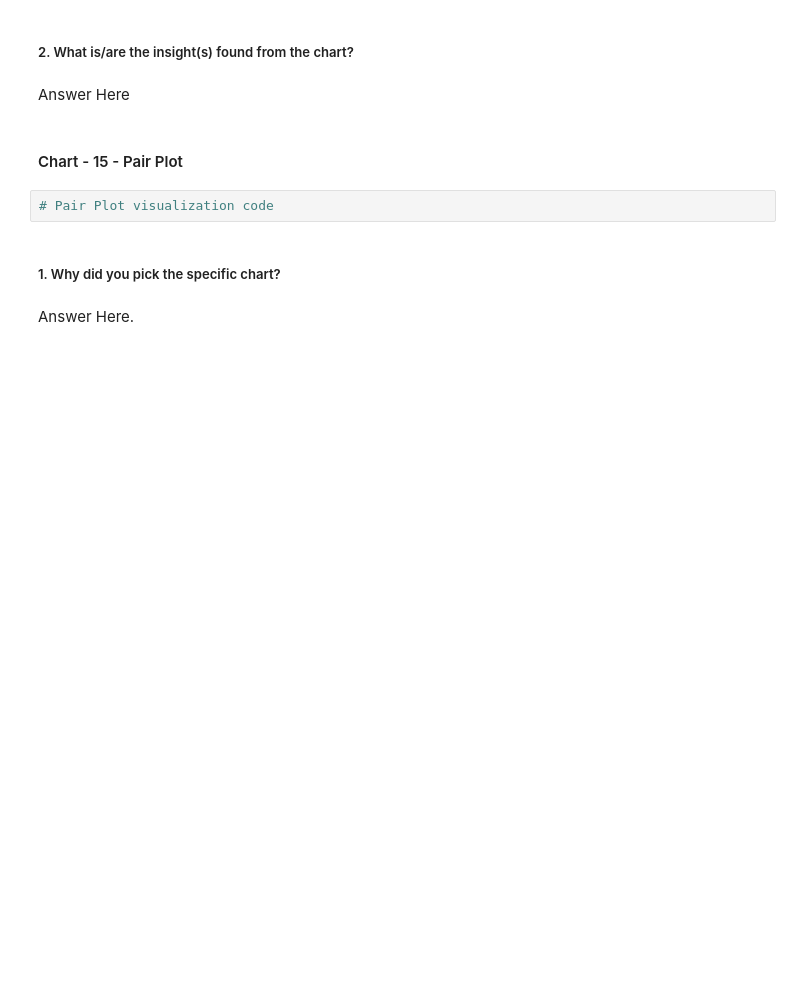
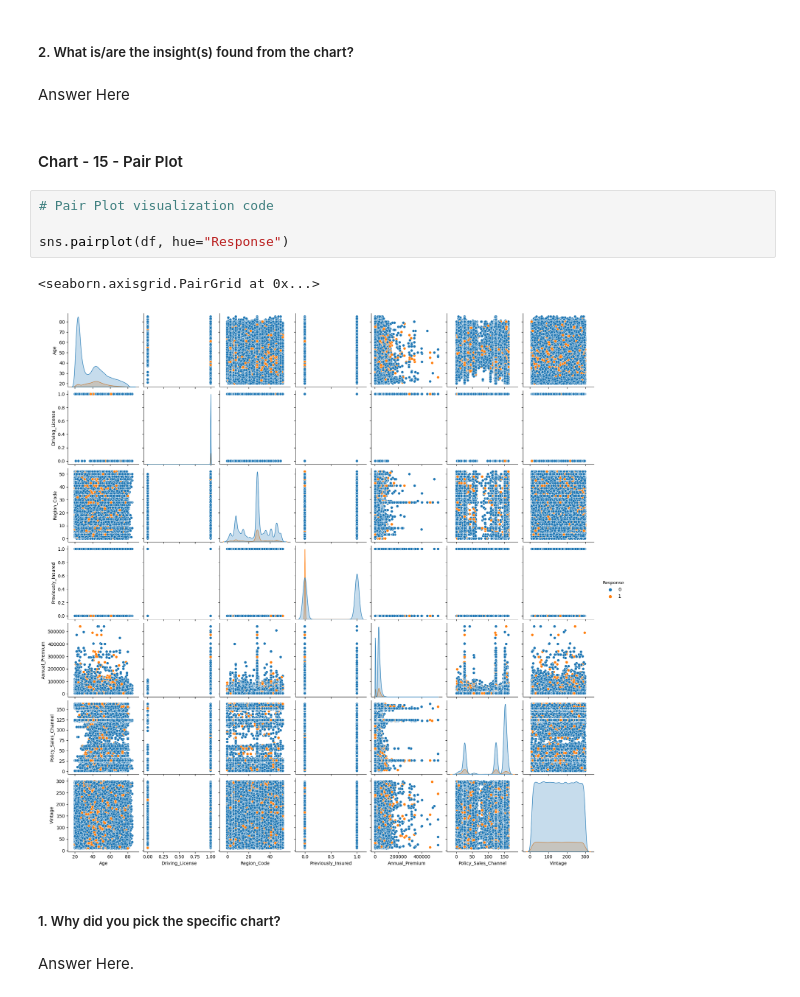
Before and after one commit to priyaregit/Classification-ML_Insurance-Cross-Sell-Prediction, a Jupyter notebook: Health_Insurance_Cross_Sell_Prediction_Classification.ipynb, the cells around one changed output. Saved outputs shown, nothing was run; the diff lists cells and outputs as text; blank space fills up the shorter version.

```diff
--- a/Health_Insurance_Cross_Sell_Prediction_Classification.ipynb
+++ b/Health_Insurance_Cross_Sell_Prediction_Classification.ipynb
@@ -801,6 +811,11 @@ Answer Here
 #### Chart - 15 - Pair Plot
 # %%
 # Pair Plot visualization code
+
+sns.pairplot(df, hue="Response")
+# %% [output]
+<seaborn.axisgrid.PairGrid at 0x...>
+[figure, added]
 # %% [markdown]
 ##### 1. Why did you pick the specific chart?
 # %% [markdown]
```
Also changed, not shown: parts of 20 cells of this notebook.
